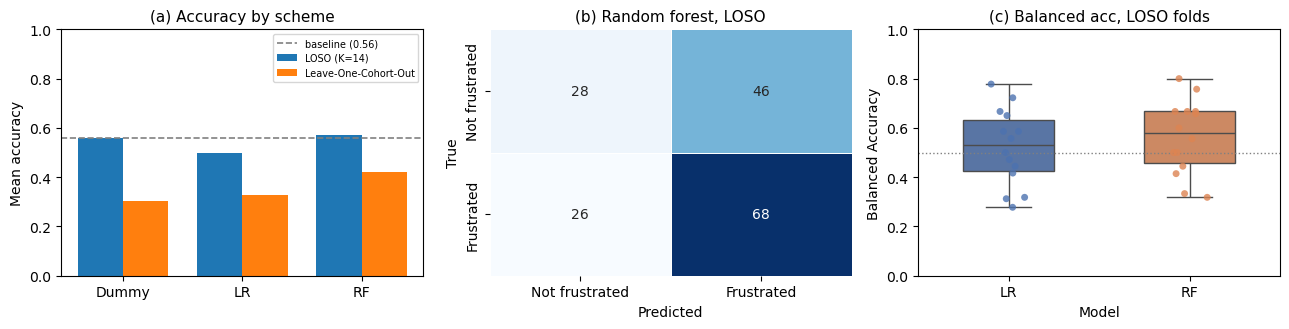
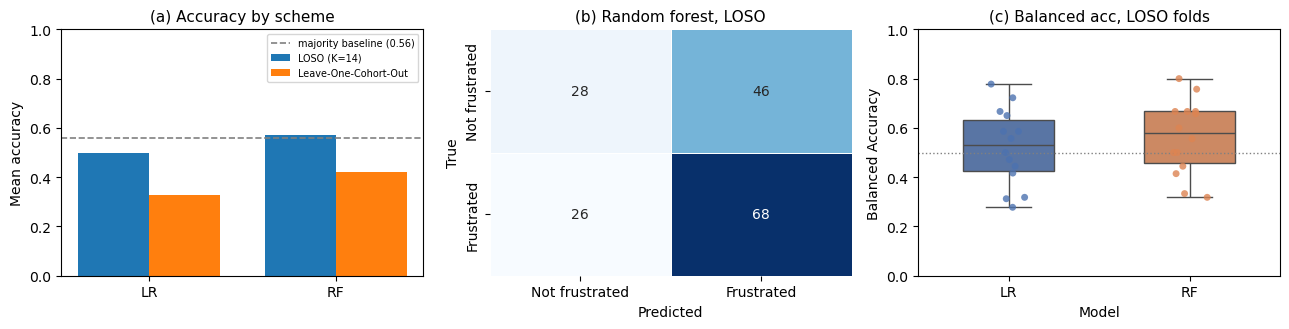
Unified diff of the notebook cell whose output changed from the first chart to the second:
--- before
+++ after
@@ -1,12 +1,14 @@
 figc, (cA, cB, cC) = plt.subplots(1, 3, figsize=(13, 3.4))
 
-# (A) accuracy by scheme vs baseline (primary LOSO + stress LOCO)
+# (A) accuracy by scheme (primary LOSO + stress LOCO); the two models only,
+#     with the majority-class baseline shown as the dashed reference line
 fig_schemes = [schemes[0], schemes[2]]
-xpos = np.arange(len(MODEL_NAMES)); w = 0.38
+plot_models = ["LR", "RF"]
+xpos = np.arange(len(plot_models)); w = 0.38
 for i, (sname, res) in enumerate(fig_schemes):
-    cA.bar(xpos + (i-0.5)*w, [res[n]["fold_acc"].mean() for n in MODEL_NAMES],
+    cA.bar(xpos + (i-0.5)*w, [res[n]["fold_acc"].mean() for n in plot_models],
            w, label=sname.split(" [")[0])
-cA.axhline(MAJ, color="grey", linestyle="--", linewidth=1.2, label=f"baseline ({MAJ:.2f})")
-cA.set_xticks(xpos); cA.set_xticklabels(MODEL_NAMES); cA.set_ylim(0, 1.0)
+cA.axhline(MAJ, color="grey", linestyle="--", linewidth=1.2, label=f"majority baseline ({MAJ:.2f})")
+cA.set_xticks(xpos); cA.set_xticklabels(plot_models); cA.set_ylim(0, 1.0)
 cA.set_ylabel("Mean accuracy"); cA.set_title("(a) Accuracy by scheme", fontsize=11)
 cA.legend(fontsize=7)

Commit: Figure: drop Dummy bars from accuracy-by-scheme panel